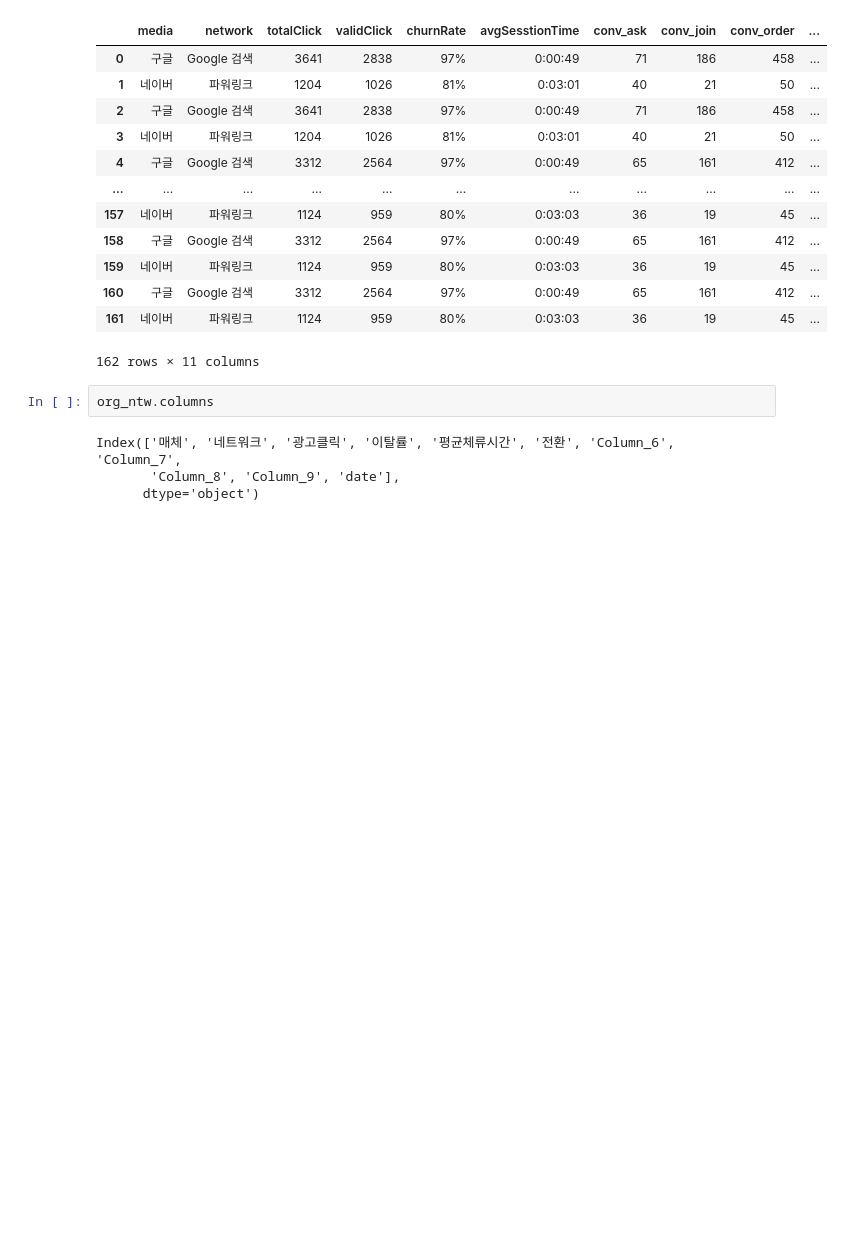
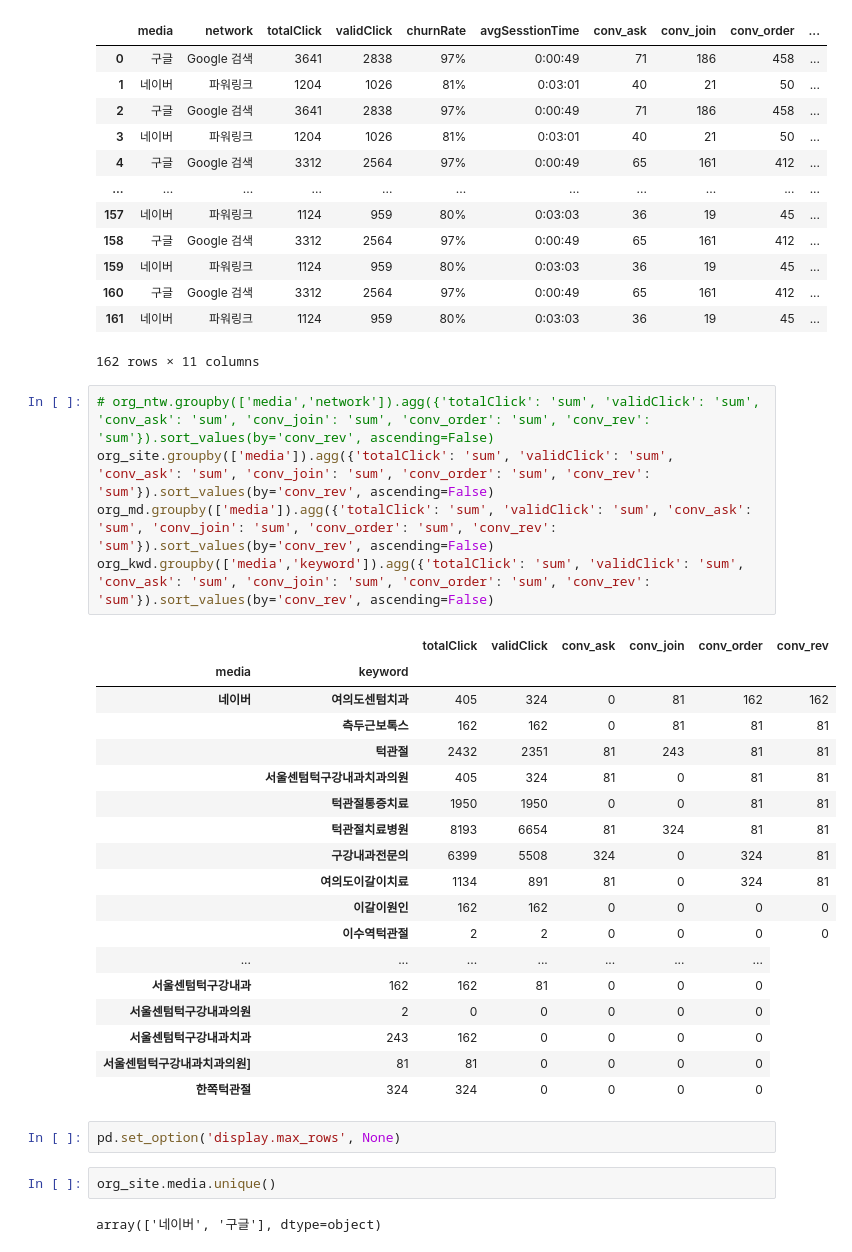
Before and after one commit to skadudd/Oct.25__adhoc_mkt.centum, a Jupyter notebook: 1.1w__WIP/1.1w__analysis.ipynb, the cells around one changed output. Saved outputs shown, nothing was run; the diff lists cells and outputs as text; blank space fills up the shorter version.

```diff
--- a/1.1w__WIP/1.1w__analysis.ipynb
+++ b/1.1w__WIP/1.1w__analysis.ipynb
@@ -62,8 +62,32 @@ memory usage: 14.1+ KB
 | 161 | 네이버 | 파워링크 | 1124 | 959 | 80% | 0:03:03 | 36 | 19 | 45 | ... |
 162 rows × 11 columns
 # %%
-org_ntw.columns
+# org_ntw.groupby(['media','network']).agg({'totalClick': 'sum', 'validClick': 'sum', 'conv_ask': 'sum', 'conv_join': 'sum', 'conv_order': 'sum', 'conv_rev': 'sum'}).sort_values(by='conv_rev', ascending=False)
+org_site.groupby(['media']).agg({'totalClick': 'sum', 'validClick': 'sum', 'conv_ask': 'sum', 'conv_join': 'sum', 'conv_order': 'sum', 'conv_rev': 'sum'}).sort_values(by='conv_rev', ascending=False)
+org_md.groupby(['media']).agg({'totalClick': 'sum', 'validClick': 'sum', 'conv_ask': 'sum', 'conv_join': 'sum', 'conv_order': 'sum', 'conv_rev': 'sum'}).sort_values(by='conv_rev', ascending=False)
+org_kwd.groupby(['media','keyword']).agg({'totalClick': 'sum', 'validClick': 'sum', 'conv_ask': 'sum', 'conv_join': 'sum', 'conv_order': 'sum', 'conv_rev': 'sum'}).sort_values(by='conv_rev', ascending=False)
 # %% [output]
-Index(['매체', '네트워크', '광고클릭', '이탈률', '평균체류시간', '전환', 'Column_6', 'Column_7',
-       'Column_8', 'Column_9', 'date'],
-      dtype='object')
+|  |  | totalClick | validClick | conv_ask | conv_join | conv_order | conv_rev |
+| media | keyword |  |  |  |  |  |  |
+| 네이버 | 여의도센텀치과 | 405 | 324 | 0 | 81 | 162 | 162 |
+|  | 측두근보톡스 | 162 | 162 | 0 | 81 | 81 | 81 |
+|  | 턱관절 | 2432 | 2351 | 81 | 243 | 81 | 81 |
+|  | 서울센텀턱구강내과치과의원 | 405 | 324 | 81 | 0 | 81 | 81 |
+|  | 턱관절통증치료 | 1950 | 1950 | 0 | 0 | 81 | 81 |
+|  | 턱관절치료병원 | 8193 | 6654 | 81 | 324 | 81 | 81 |
+|  | 구강내과전문의 | 6399 | 5508 | 324 | 0 | 324 | 81 |
+|  | 여의도이갈이치료 | 1134 | 891 | 81 | 0 | 324 | 81 |
+|  | 이갈이원인 | 162 | 162 | 0 | 0 | 0 | 0 |
+|  | 이수역턱관절 | 2 | 2 | 0 | 0 | 0 | 0 |
+| ... | ... | ... | ... | ... | ... | ... |
+| 서울센텀턱구강내과 | 162 | 162 | 81 | 0 | 0 | 0 |
+| 서울센텀턱구강내과의원 | 2 | 0 | 0 | 0 | 0 | 0 |
+| 서울센텀턱구강내과치과 | 243 | 162 | 0 | 0 | 0 | 0 |
+| 서울센텀턱구강내과치과의원] | 81 | 81 | 0 | 0 | 0 | 0 |
+| 한쪽턱관절 | 324 | 324 | 0 | 0 | 0 | 0 |
+# %%
+pd.set_option('display.max_rows', None)
+# %%
+org_site.media.unique()
+# %% [output]
+array(['네이버', '구글'], dtype=object)
```
